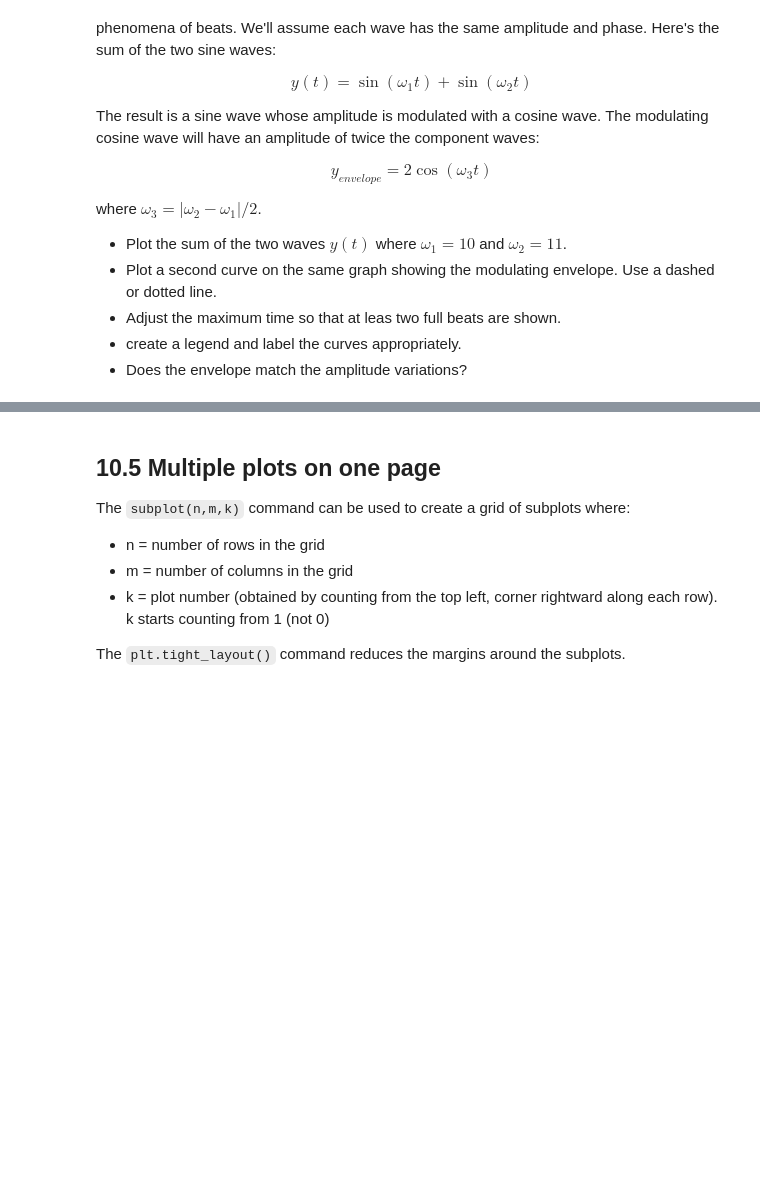
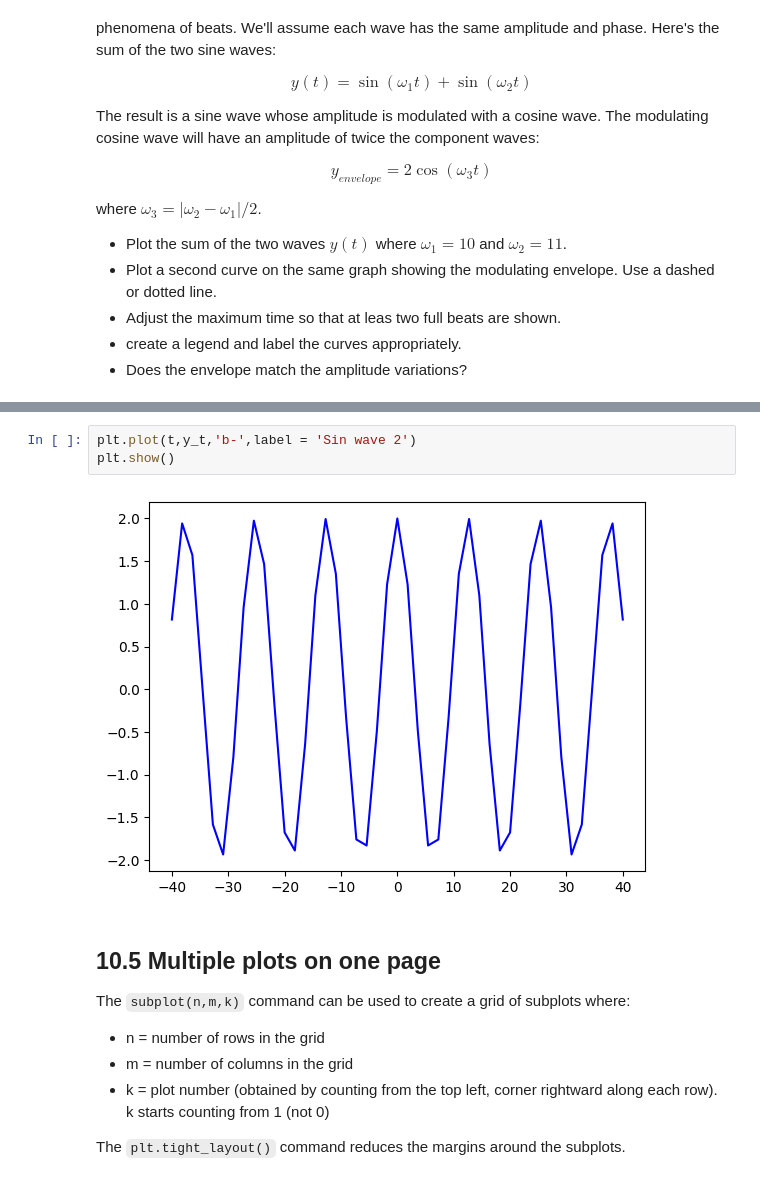
Before and after one commit to jakeTHEEsnak8/Computational-Physics, a Jupyter notebook: Python_Tutorials/Chapter_10_2D_Plots_Part_1.ipynb, the cells around one changed output, grey strips where cells are left out. Drawn from its saved outputs; the diff is of its cells as text; blank space fills up the shorter version.

```diff
--- a/Python_Tutorials/Chapter_10_2D_Plots_Part_1.ipynb
+++ b/Python_Tutorials/Chapter_10_2D_Plots_Part_1.ipynb
@@ -336,3 +337,8 @@ plt.show()
+# %%
+plt.plot(t,y_t,'b-',label = 'Sin wave 2')
+plt.show()
+# %% [output]
+[figure, added]
 # %% [markdown]
 ## 10.5 Multiple plots on one page
 
```
Also changed, not shown: parts of 4 cells of this notebook.
